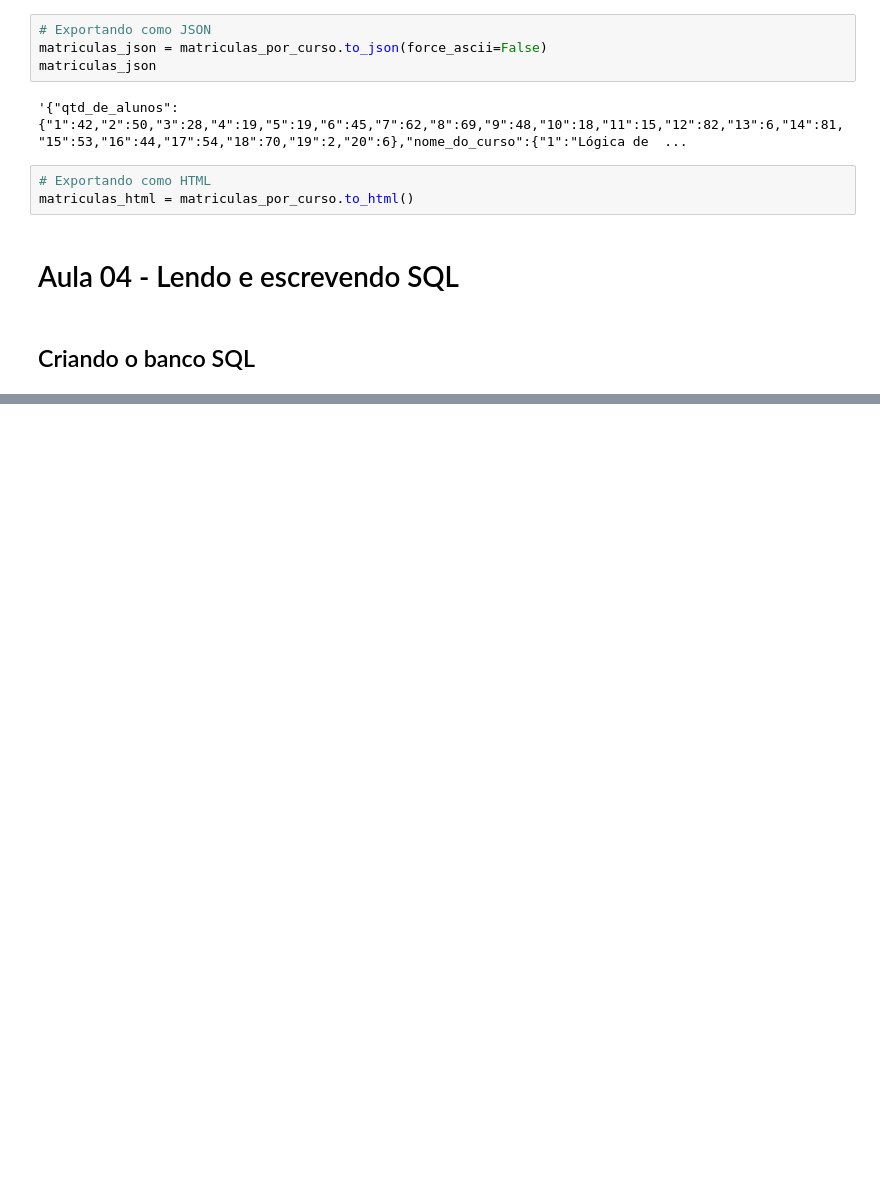
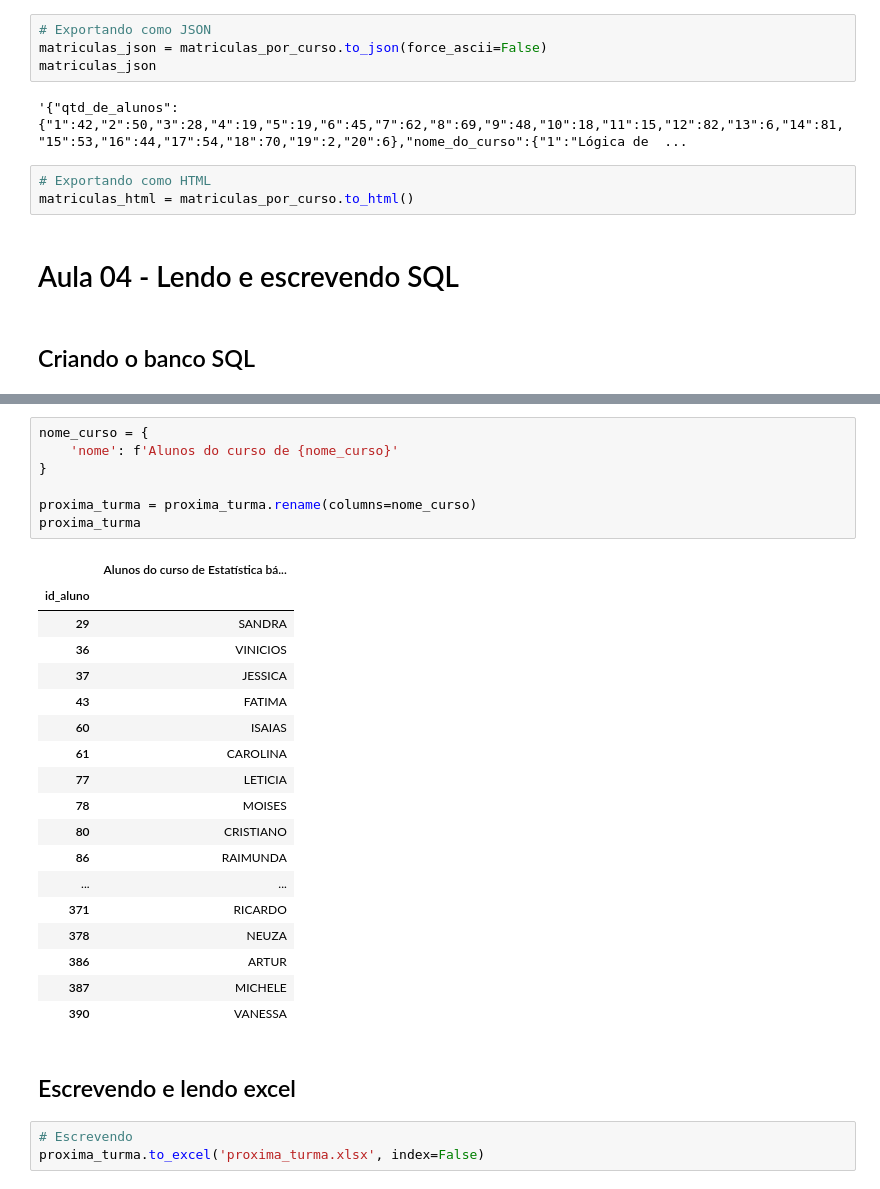
Before and after one commit to DacioMP/python_para_data_science, a Jupyter notebook: pandas_formatos_diferentes_de_entrada_e_saida/aulas.ipynb, the cells around one changed output, grey strips where cells are left out. Saved outputs shown, nothing was run; the diff lists cells and outputs as text; blank space fills up the shorter version.

Commit message:
Lendo e escrevevndo excel

```diff
--- a/pandas_formatos_diferentes_de_entrada_e_saida/aulas.ipynb
+++ b/pandas_formatos_diferentes_de_entrada_e_saida/aulas.ipynb
@@ -539,0 +683,31 @@ print(inspector.get_table_names())
+# %%
+nome_curso = {
+    'nome': f'Alunos do curso de {nome_curso}'
+}
+
+proxima_turma = proxima_turma.rename(columns=nome_curso)
+proxima_turma
+# %% [output]
+|  | Alunos do curso de Estatística bá... |
+| id_aluno |  |
+| 29 | SANDRA |
+| 36 | VINICIOS |
+| 37 | JESSICA |
+| 43 | FATIMA |
+| 60 | ISAIAS |
+| 61 | CAROLINA |
+| 77 | LETICIA |
+| 78 | MOISES |
+| 80 | CRISTIANO |
+| 86 | RAIMUNDA |
+| ... | ... |
+| 371 | RICARDO |
+| 378 | NEUZA |
+| 386 | ARTUR |
+| 387 | MICHELE |
+| 390 | VANESSA |
+# %% [markdown]
+## Escrevendo e lendo excel
+# %%
+# Escrevendo
+proxima_turma.to_excel('proxima_turma.xlsx', index=False)
```
Also changed, not shown: parts of 38 cells of this notebook, 1 other file.
